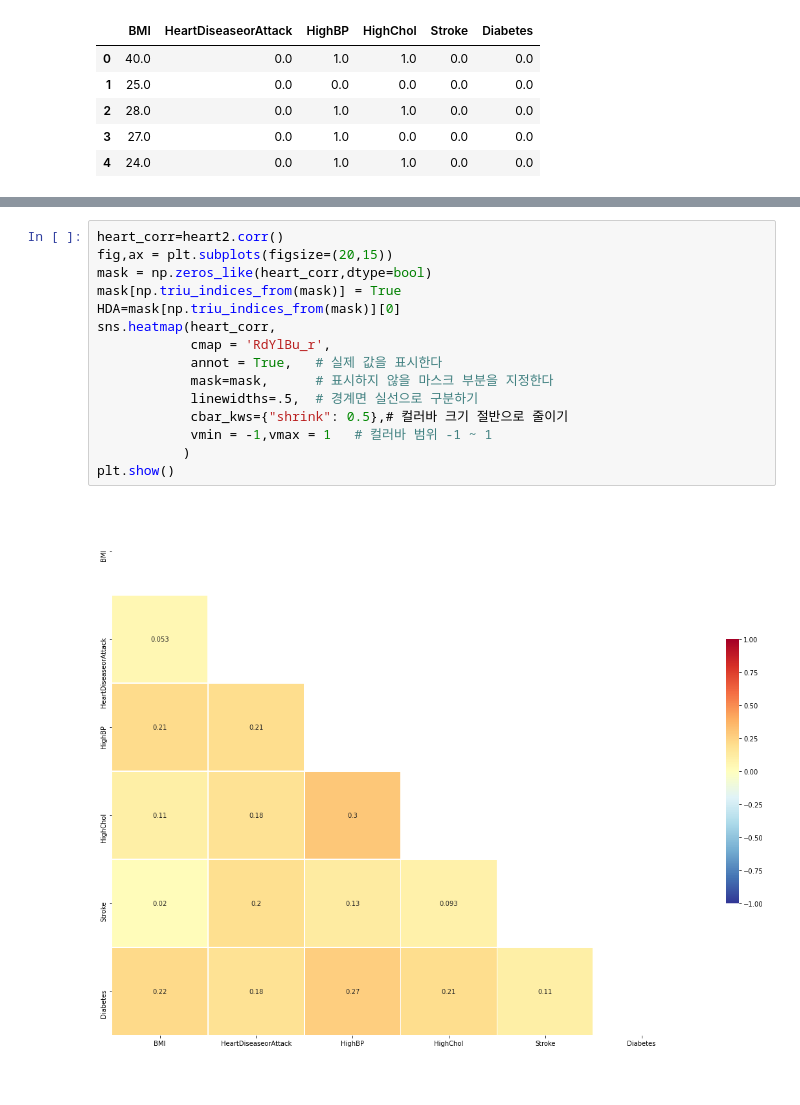
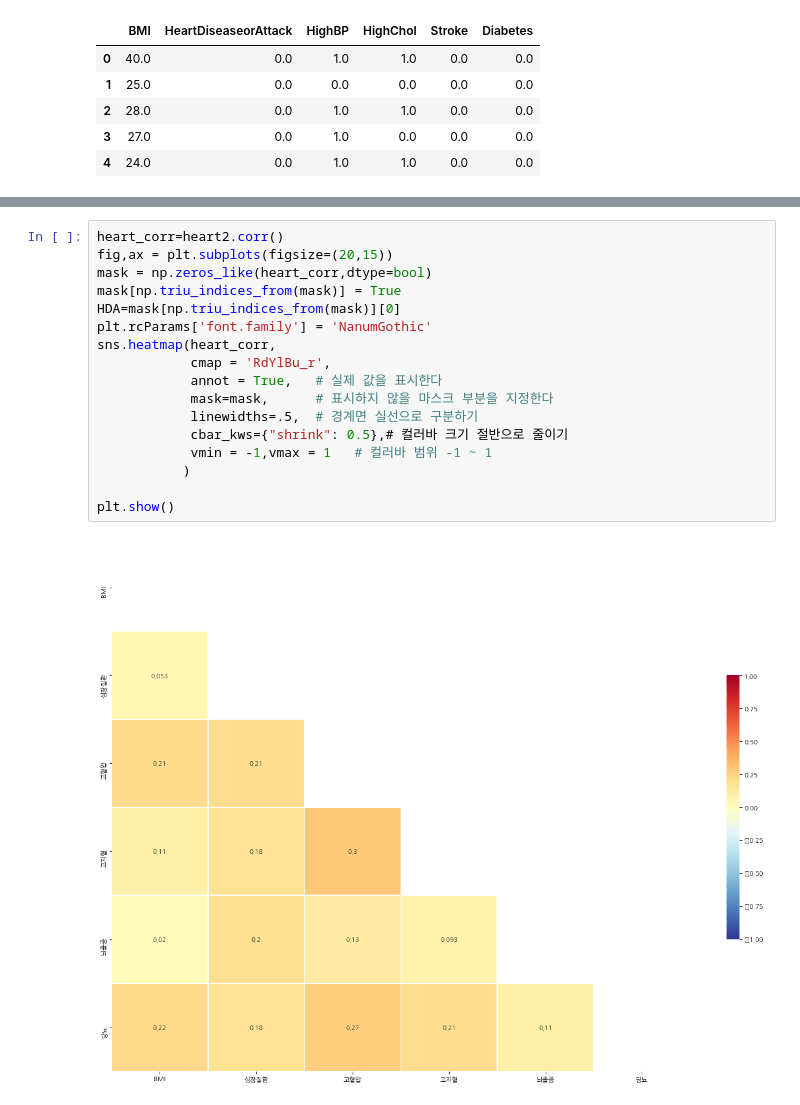
Before and after one commit to seogudwns/BlancEat, a Jupyter notebook: data/Code(jupyter_notebook)/Daniel/Heart_Disease.ipynb, the cells around one changed output, grey strips where cells are left out. Drawn from its saved outputs; the diff is of its cells as text; blank space fills up the shorter version.

```diff
--- a/data/Code(jupyter_notebook)/Daniel/Heart_Disease.ipynb
+++ b/data/Code(jupyter_notebook)/Daniel/Heart_Disease.ipynb
@@ -31,20 +49,22 @@ heart2.head()
 # %%
 heart_corr=heart2.corr()
 fig,ax = plt.subplots(figsize=(20,15))
 mask = np.zeros_like(heart_corr,dtype=bool)
 mask[np.triu_indices_from(mask)] = True
 HDA=mask[np.triu_indices_from(mask)][0]
+plt.rcParams['font.family'] = 'NanumGothic'
 sns.heatmap(heart_corr,
             cmap = 'RdYlBu_r',
             annot = True,   # 실제 값을 표시한다
             mask=mask,      # 표시하지 않을 마스크 부분을 지정한다
             linewidths=.5,  # 경계면 실선으로 구분하기
             cbar_kws={"shrink": 0.5},# 컬러바 크기 절반으로 줄이기
             vmin = -1,vmax = 1   # 컬러바 범위 -1 ~ 1
            )
+
 plt.show()
 # %% [output]
-[figure, old version]
+[figure, new version]
 # %%
 (heart_corr['BMI'].sort_values().drop(labels="BMI")*100).plot.bar(rot=45)
 # %% [output]
```
Also changed, not shown: parts of 6 cells of this notebook, 19 other files.
